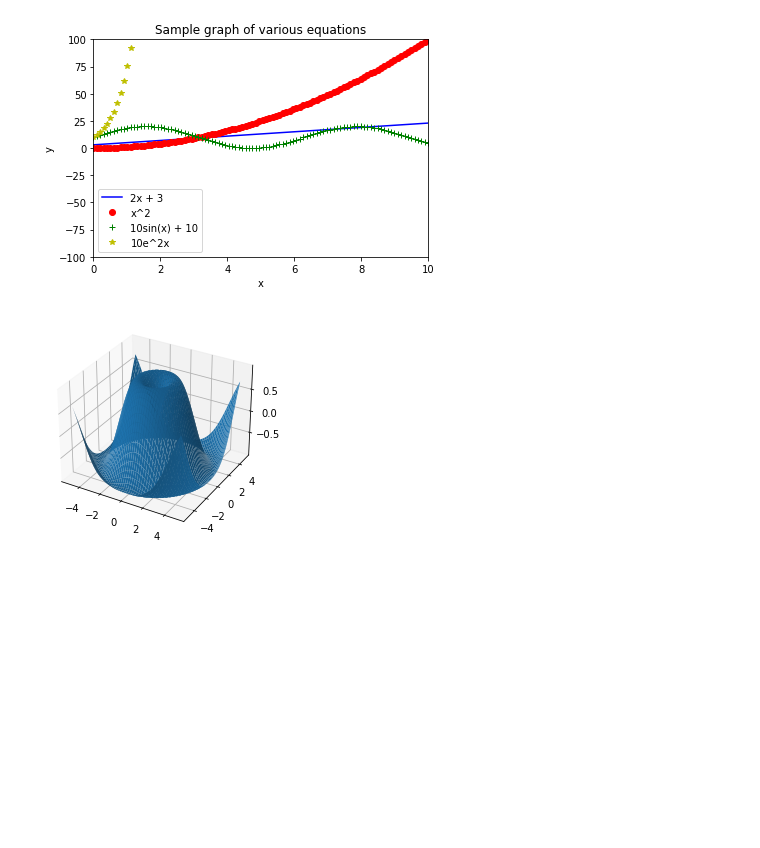
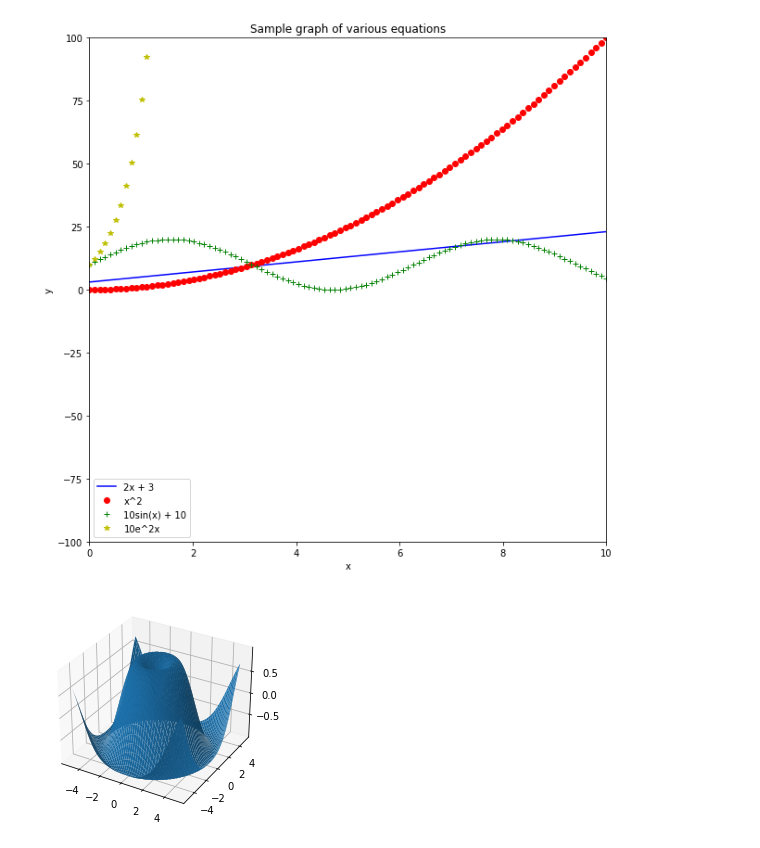
Before and after one commit to CuriousBias/notes, a Jupyter notebook: Plotting.ipynb, the cells around one changed output. Cells and saved outputs as stored; diff of their text form; code cells hidden in the pictures; blank space fills up the shorter version.

Commit message:
plotting
added a little to plotting

```diff
--- a/Plotting.ipynb
+++ b/Plotting.ipynb
@@ -3,30 +3,31 @@
 # %%
 import numpy as np
 import matplotlib.pyplot as plt
 
 n = 100
 x = np.linspace(0, 10, n)
 y = np.zeros((n, 4))
 y[:, 0] = 2*x + 3
 y[:, 1] = x**2
 y[:, 2] = 10*np.sin(x) + 10
 y[:, 3] = 10*np.e**(2*x)
 
+plt.figure(figsize=[10,10])
 #plt.plot(x, y)  # simpler way to plot all curves at once
 plt.plot(x,y[:,0], 'b-') # this lets you change plotting mark
 plt.plot(x,y[:,1], 'ro')
 plt.plot(x,y[:,2], 'g+')
 plt.plot(x,y[:,3], 'y*')
 plt.legend(("2x + 3", "x^2", "10sin(x) + 10","10e^2x"))
 plt.xlabel("x")
 # plt.semilogx()
 plt.ylabel("y")
 plt.xlim([0, 10])
 plt.ylim([-100, 100])
 plt.title("Sample graph of various equations")
 plt.show()
 # %% [output]
-[figure, old version]
+[figure, new version]
 # %%
 ## multi variable and derivatives
 fig = plt.figure()
```
Also changed, not shown: parts of 1 cell of this notebook, 1 other file.
